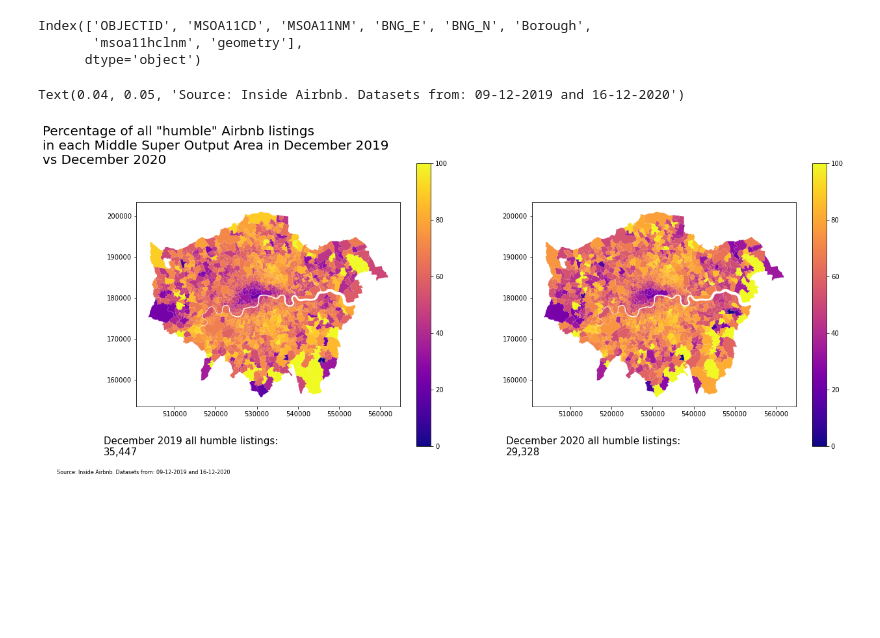
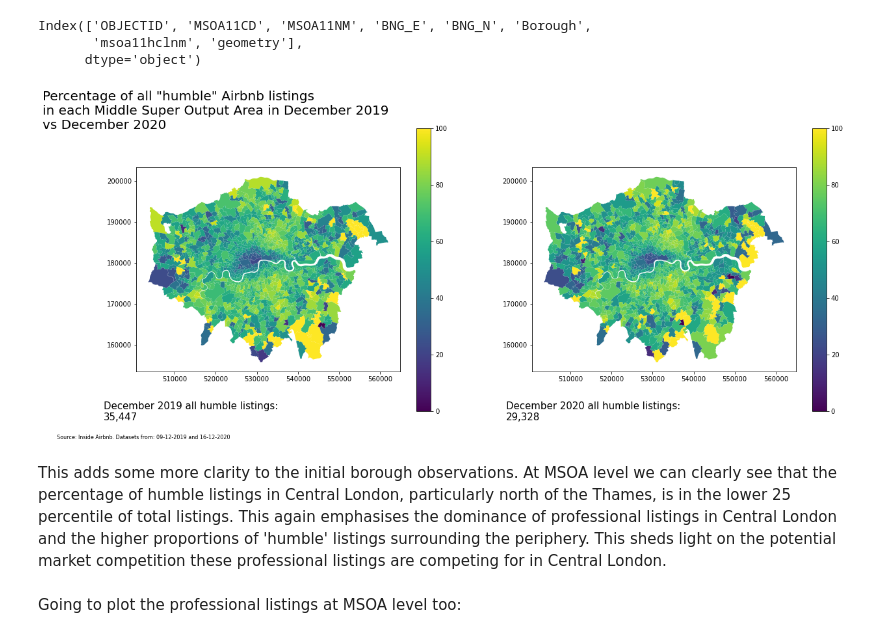
Before and after one commit to Isabella-Brant/i2p_assignment, a Jupyter notebook: data_briefing.ipynb, the cells around one changed output. Saved outputs shown, nothing was run; the diff lists cells and outputs as text; code cells hidden in the pictures; blank space fills up the shorter version.

```diff
--- a/data_briefing.ipynb
+++ b/data_briefing.ipynb
@@ -617,21 +597,17 @@ msoas = pd.merge(msoas, humble_19_agg, left_on='MSOA11CD', right_index=True)
 # %%
 # now plot the points onto our borough map
 fig, ax = plt.subplots(1,2, figsize=(20,8))
 vmin, vmax = 40, 90
 #vmin=vmin, vmax=vmax,
 
 # Plot all three to the same axes
 fig.suptitle('Percentage of all "humble" Airbnb listings\nin each Middle Super Output Area in December 2019\nvs December 2020', x=0.025, ha='left', size=20)
-msoas.plot(ax=ax[1],column='pc_humble_20', legend=True,  cmap='plasma')
-msoas.plot(ax=ax[0],column='pc_humble_19', legend=True,  cmap='plasma')
+msoas.plot(ax=ax[1],column='pc_humble_20', legend=True,  )
+msoas.plot(ax=ax[0],column='pc_humble_19', legend=True,  )
 plt.figtext(x=0.09, y=0.1, s=f"December 2019 all humble listings:\n{dec_19_la.all_pros.sum():,.0f}", size=15)
 plt.figtext(x=0.52, y=0.1, s=f"December 2020 all humble listings:\n{dec_20_la.all_pros.sum():,.0f}", size=15)
 plt.figtext(x=0.04, y = 0.05, s = 'Source: Inside Airbnb. Datasets from: 09-12-2019 and 16-12-2020', size =8)
 
-# Set the limits
-#ax.set_xlim(500000,565000)
-#ax.set_ylim(155000,201000)
-#plt.axis('off')
+plt.savefig('pct_all_humble_msoa.png', bbox_inches='tight')
 # %% [output]
-Text(0.04, 0.05, 'Source: Inside Airbnb. Datasets from: 09-12-2019 and 16-12-2020')
-[figure, old version]
+[figure, new version]
@@ -652,0 +614,4 @@ plt.axis('off')
+# %% [markdown]
+This adds some more clarity to the initial borough observations. At MSOA level we can clearly see that the percentage of humble listings in Central London, particularly north of the Thames, is in the lower 25 percentile of total listings. This again emphasises the dominance of professional listings in Central London and the higher proportions of 'humble' listings surrounding the periphery. This sheds light on the potential market competition these professional listings are competing for in Central London.
+# %% [markdown]
+Going to plot the professional listings at MSOA level too:
```
Also changed, not shown: parts of 18 cells of this notebook.
